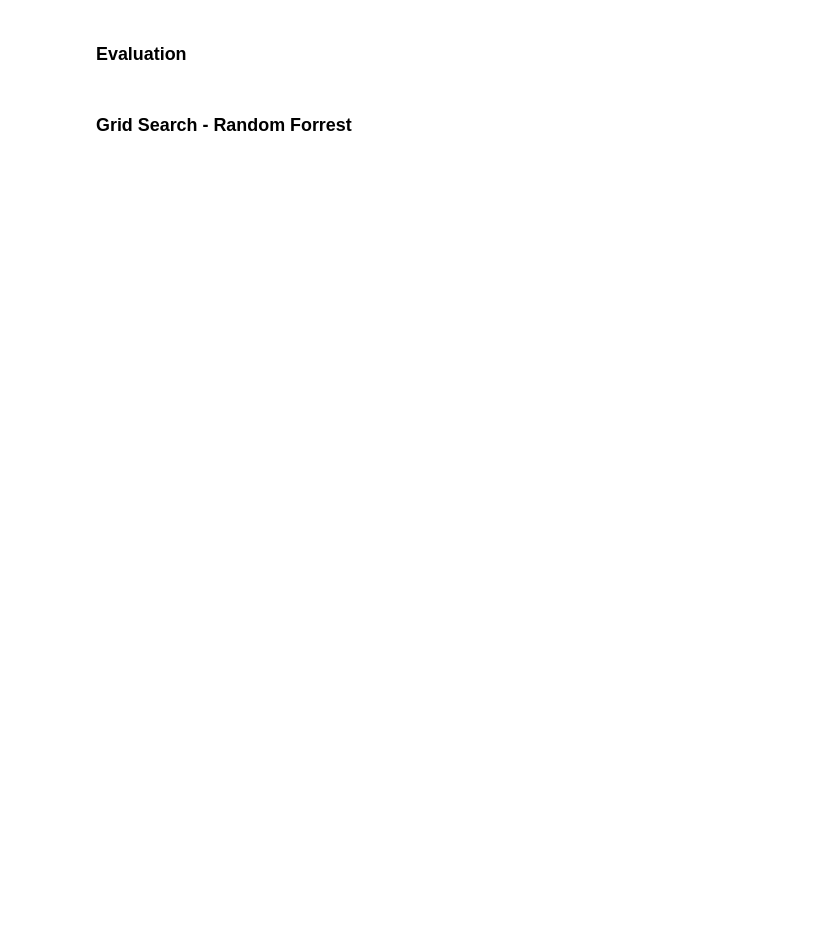
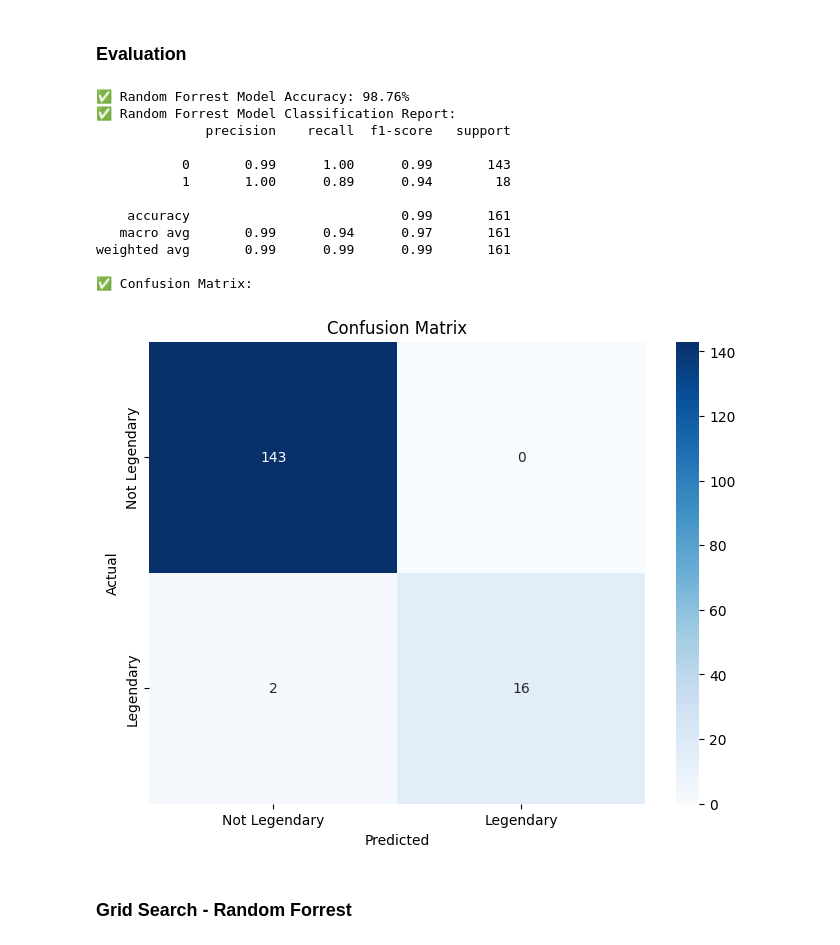
Before and after one commit to OrenChouraki06/projet-legendary-pokemon, a Jupyter notebook: legendary_pokemon_classification.ipynb, the cells around one changed output. Cells and saved outputs as stored; diff of their text form; code cells hidden in the pictures; blank space fills up the shorter version.

```diff
--- a/legendary_pokemon_classification.ipynb
+++ b/legendary_pokemon_classification.ipynb
@@ -297,15 +480,15 @@ print(f"        There are {num_pokemon_legendary_test} legendary pokemons ({num_
     - numerical_features : performs either 'mean' or 'constant' imputation and scaling
 # %%
 # create the preparation pipeline
-numerical_features_constant = X[['percentage_male', 'capture_rate']].columns
+numerical_features_constant = X[['percentage_male']].columns
 print(f"Numerical Features for constant imputation({len(numerical_features_constant)}): {numerical_features_constant.to_list()}.")
 
 numerical_constant_xformer = Pipeline([
-    ('imputer', SimpleImputer(strategy='constant', fill_value=50.0)),
+    ('imputer', SimpleImputer(strategy='constant', fill_value=50.0)), # average rate value
     ('scaler', StandardScaler()),
 ])
 
-numerical_features_mean = numerical_features.drop(['percentage_male', 'capture_rate'])
+numerical_features_mean = numerical_features.drop(['percentage_male'])
 print(f"Numerical Features for mean imputation({len(numerical_features_mean)}): {numerical_features_mean.to_list()}.")
 
 numerical_mean_xformer = Pipeline([
@@ -337,25 +525,30 @@ print(f"✅ Dataset training preprocessor has been created.")
 # %% [markdown]
 ### Train and predict
 # %%
-# Create Random Forrest model
-random_forest_model = RandomForestClassifier(random_state=rf_random_state,
-                                             min_samples_split=rf_min_samples_split,
-                                             verbose=rf_verbose)
+# Create Random Forrest model (default parameters)
+rf_model = RandomForestClassifier(n_estimators=rf_n_estimators,
+                                  max_depth=rf_max_depth,
+                                  min_samples_split=rf_min_samples_split,
+                                  random_state=rf_random_state,
+                                  verbose=rf_verbose)
 
 # Create full pipleline with Random Forrest model
-random_forest_pipeline = Pipeline(steps=[
+rf_pipeline = Pipeline(steps=[
     ('preprocessor', preprocessor),
-    ('classifier', random_forest_model)
+    ('classifier', rf_model)
 ])
-
-print(f"✅ Random Forrest Training pipeline has been created.")
+print(f"✅ Random Forrest training pipeline has been created.")
 
 # train
-random_forest_pipeline.fit(X_train, y_train)
-
+rf_pipeline.fit(X_train, y_train)
 print(f"✅ Random Forrest model has been trained using training dataset.")
 
+estimate_model_size(rf_model, "Random Forrest (default hyper parameters)")
+
+depths = [estimator.tree_.max_depth for estimator in rf_model]
+print(f"        Number of Trees : {len(depths)}.")
+print(f"        Max Depth : {np.max(depths)}.")
+
 # predict
-y_pred = random_forest_pipeline.predict(X_test)
-
-print(f"✅ Random Forrest prediction has been computed using test dataset.")
+y_pred = rf_pipeline.predict(X_test)
+print(f"✅ Random Forrest prediction using test dataset completed.")
@@ -363,25 +567,39 @@ print(f"✅ Random Forrest prediction has been computed using test dataset.")
 ### Evaluation
 # %%
 # Display accuracy score
-accuracy = accuracy_score(y_test, y_pred)
-print(f"✅ Random Forrest Model Accuracy: {accuracy}")
+rf_accuracy = accuracy_score(y_test, y_pred)
+print(f"✅ Random Forrest Model Accuracy: {rf_accuracy*100:.2f}%")
 
 # Display classification report
 print(f"✅ Random Forrest Model Classification Report:")
 cr = classification_report(y_test, y_pred)
 print(cr)
 
 # Display confusion matrix
 print(f"✅ Confusion Matrix:")
 cm = confusion_matrix(y_test, y_pred)
 plt.figure(figsize=(8, 6))
 sns.heatmap(cm, annot=True, fmt='d', cmap='Blues',
             xticklabels=['Not Legendary', 'Legendary'],
             yticklabels=['Not Legendary', 'Legendary'])
 plt.title("Confusion Matrix")
 plt.xlabel("Predicted")
 plt.ylabel("Actual")
 plt.show()
+# %% [output]
+✅ Random Forrest Model Accuracy: 98.76%
+✅ Random Forrest Model Classification Report:
+              precision    recall  f1-score   support
+
+           0       0.99      1.00      0.99       143
+           1       1.00      0.89      0.94        18
+
+    accuracy                           0.99       161
+   macro avg       0.99      0.94      0.97       161
+weighted avg       0.99      0.99      0.99       161
+
+✅ Confusion Matrix:
+[figure, added]
 # %% [markdown]
 ### Grid Search - Random Forrest
 # %%
```
Also changed, not shown: parts of 45 cells of this notebook.
